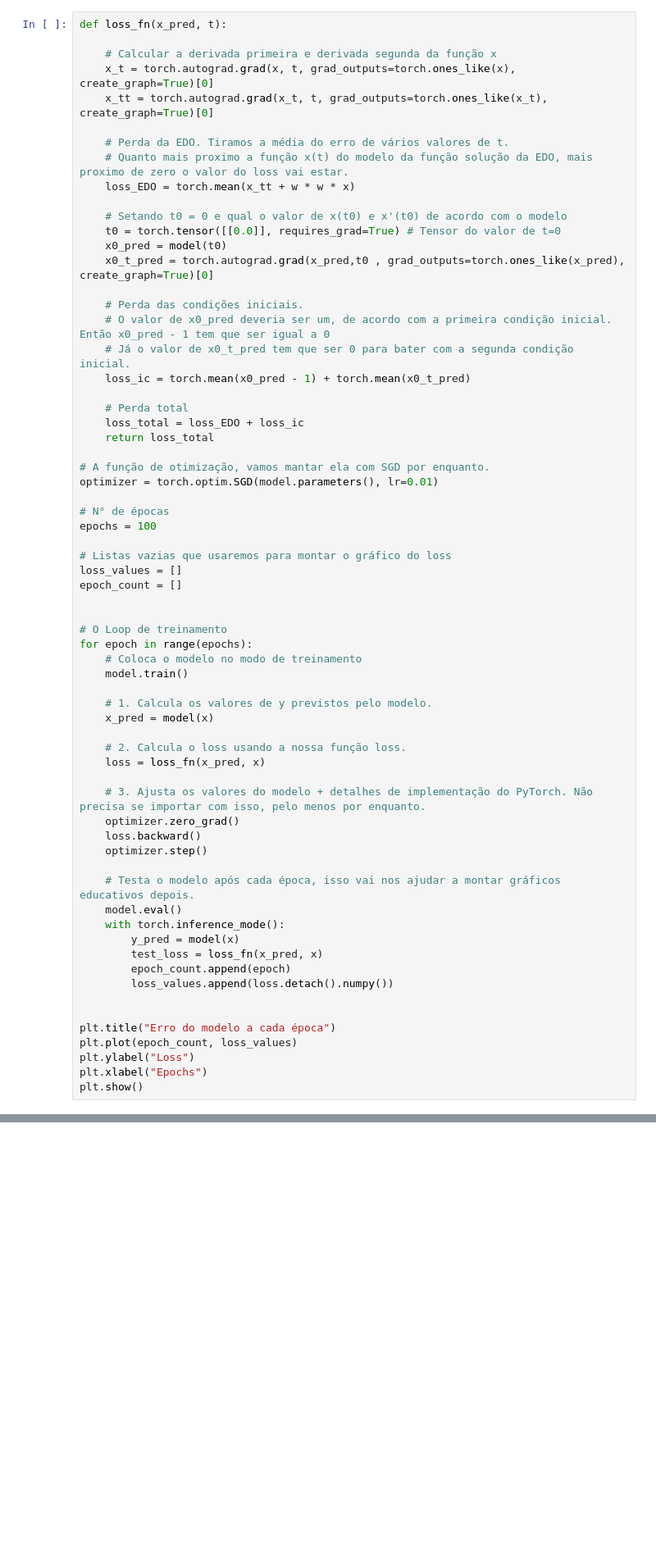
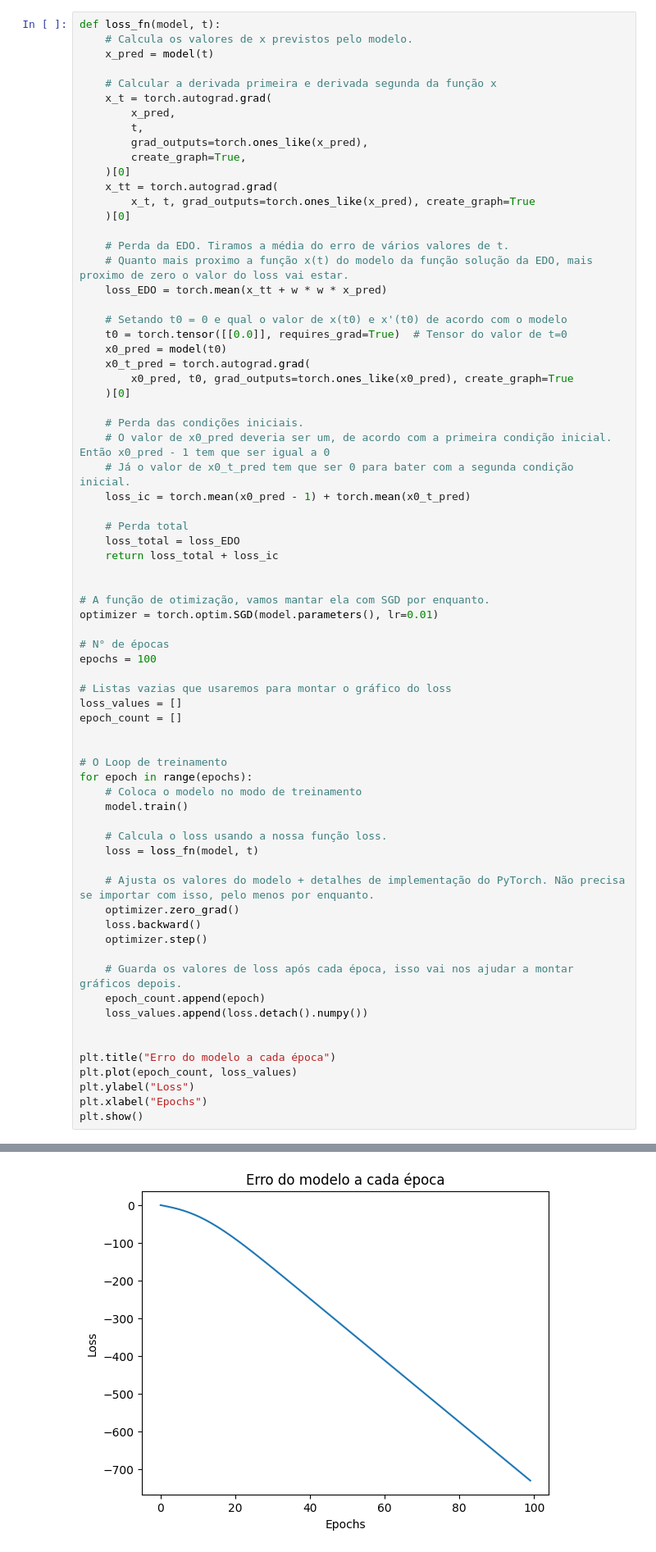
Before and after one commit to silash35/worklab, a Jupyter notebook: Others/PyTorch/src/PINN.ipynb, the cells around one changed output, grey strips where cells are left out. Shown: that part at 82% size. Drawn from its saved outputs; the diff is of its cells as text; blank space fills up the shorter version.

```diff
--- a/Others/PyTorch/src/PINN.ipynb
+++ b/Others/PyTorch/src/PINN.ipynb
@@ -96,20 +96,31 @@ plt.show()
 
 A grande diferença aqui é que não temos dados para treinamento, temos apenas nossa equação diferencial e seus parâmetros iniciais.
 # %%
-def loss_fn(x_pred, t):
+def loss_fn(model, t):
+    # Calcula os valores de x previstos pelo modelo.
+    x_pred = model(t)
 
     # Calcular a derivada primeira e derivada segunda da função x
-    x_t = torch.autograd.grad(x, t, grad_outputs=torch.ones_like(x), create_graph=True)[0]
-    x_tt = torch.autograd.grad(x_t, t, grad_outputs=torch.ones_like(x_t), create_graph=True)[0]
+    x_t = torch.autograd.grad(
+        x_pred,
+        t,
+        grad_outputs=torch.ones_like(x_pred),
+        create_graph=True,
+    )[0]
+    x_tt = torch.autograd.grad(
+        x_t, t, grad_outputs=torch.ones_like(x_pred), create_graph=True
+    )[0]
 
     # Perda da EDO. Tiramos a média do erro de vários valores de t.
     # Quanto mais proximo a função x(t) do modelo da função solução da EDO, mais proximo de zero o valor do loss vai estar.
-    loss_EDO = torch.mean(x_tt + w * w * x)
+    loss_EDO = torch.mean(x_tt + w * w * x_pred)
 
     # Setando t0 = 0 e qual o valor de x(t0) e x'(t0) de acordo com o modelo
-    t0 = torch.tensor([[0.0]], requires_grad=True) # Tensor do valor de t=0
+    t0 = torch.tensor([[0.0]], requires_grad=True)  # Tensor do valor de t=0
     x0_pred = model(t0)
-    x0_t_pred = torch.autograd.grad(x_pred,t0 , grad_outputs=torch.ones_like(x_pred), create_graph=True)[0]
+    x0_t_pred = torch.autograd.grad(
+        x0_pred, t0, grad_outputs=torch.ones_like(x0_pred), create_graph=True
+    )[0]
 
     # Perda das condições iniciais.
     # O valor de x0_pred deveria ser um, de acordo com a primeira condição inicial. Então x0_pred - 1 tem que ser igual a 0
@@ -117,8 +128,9 @@ def loss_fn(x_pred, t):
     loss_ic = torch.mean(x0_pred - 1) + torch.mean(x0_t_pred)
 
     # Perda total
-    loss_total = loss_EDO + loss_ic
-    return loss_total
+    loss_total = loss_EDO
+    return loss_total + loss_ic
+
 
 # A função de otimização, vamos mantar ela com SGD por enquanto.
 optimizer = torch.optim.SGD(model.parameters(), lr=0.01)
@@ -136,24 +148,17 @@ for epoch in range(epochs):
     # Coloca o modelo no modo de treinamento
     model.train()
 
-    # 1. Calcula os valores de y previstos pelo modelo.
-    x_pred = model(x)
+    # Calcula o loss usando a nossa função loss.
+    loss = loss_fn(model, t)
 
-    # 2. Calcula o loss usando a nossa função loss.
-    loss = loss_fn(x_pred, x)
-
-    # 3. Ajusta os valores do modelo + detalhes de implementação do PyTorch. Não precisa se importar com isso, pelo menos por enquanto.
+    # Ajusta os valores do modelo + detalhes de implementação do PyTorch. Não precisa se importar com isso, pelo menos por enquanto.
     optimizer.zero_grad()
     loss.backward()
     optimizer.step()
 
-    # Testa o modelo após cada época, isso vai nos ajudar a montar gráficos educativos depois.
-    model.eval()
-    with torch.inference_mode():
-        y_pred = model(x)
-        test_loss = loss_fn(x_pred, x)
-        epoch_count.append(epoch)
-        loss_values.append(loss.detach().numpy())
+    # Guarda os valores de loss após cada época, isso vai nos ajudar a montar gráficos depois.
+    epoch_count.append(epoch)
+    loss_values.append(loss.detach().numpy())
 
 
 plt.title("Erro do modelo a cada época")
@@ -166,3 +170,4 @@ RuntimeError: element 0 of tensors does not require grad and does not have a gra
+[figure, added]
 # %% [markdown]
 # 5. Testando nossa rede neural
 # %%
```
Also changed, not shown: parts of 4 cells of this notebook.
